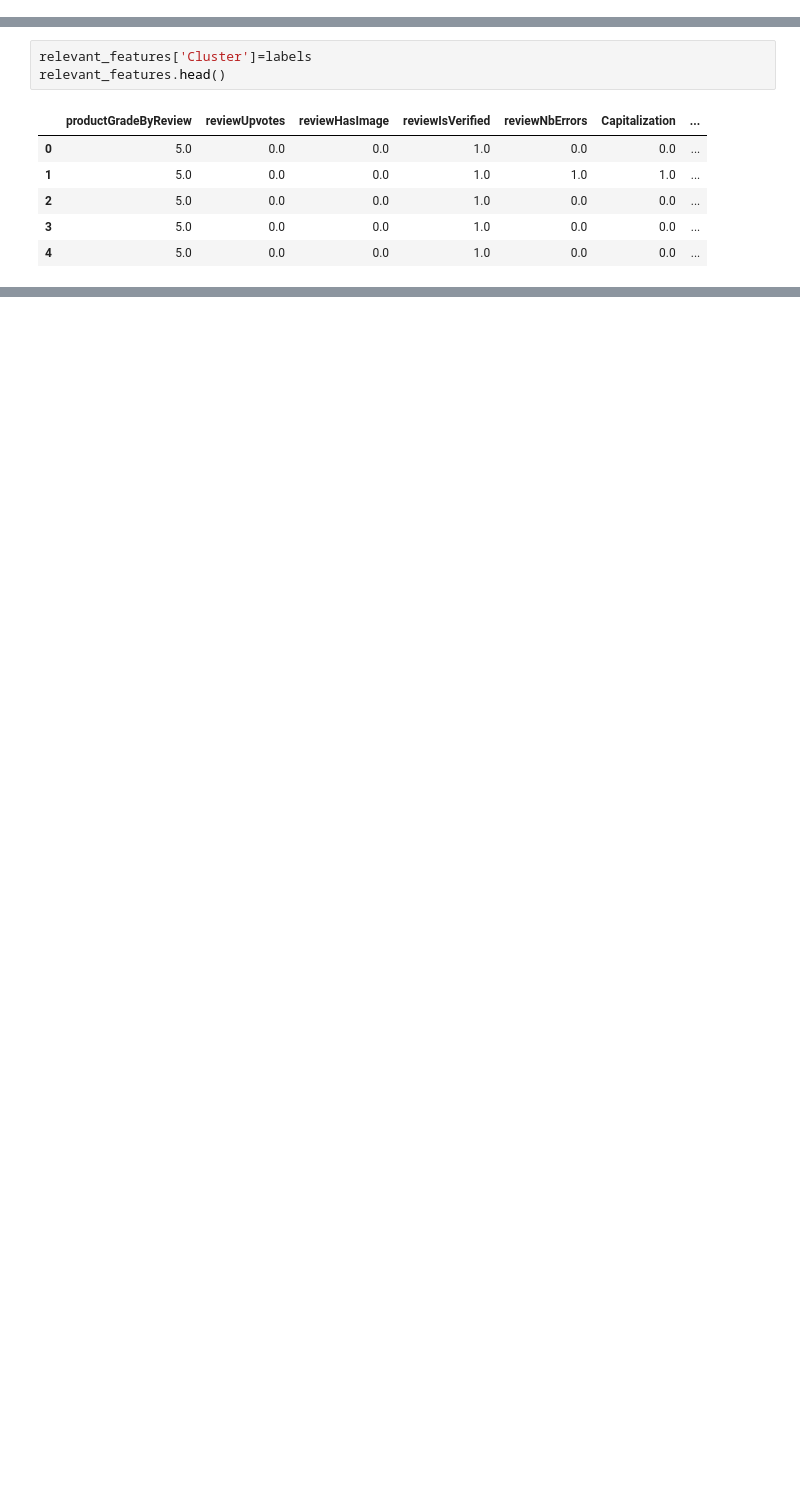
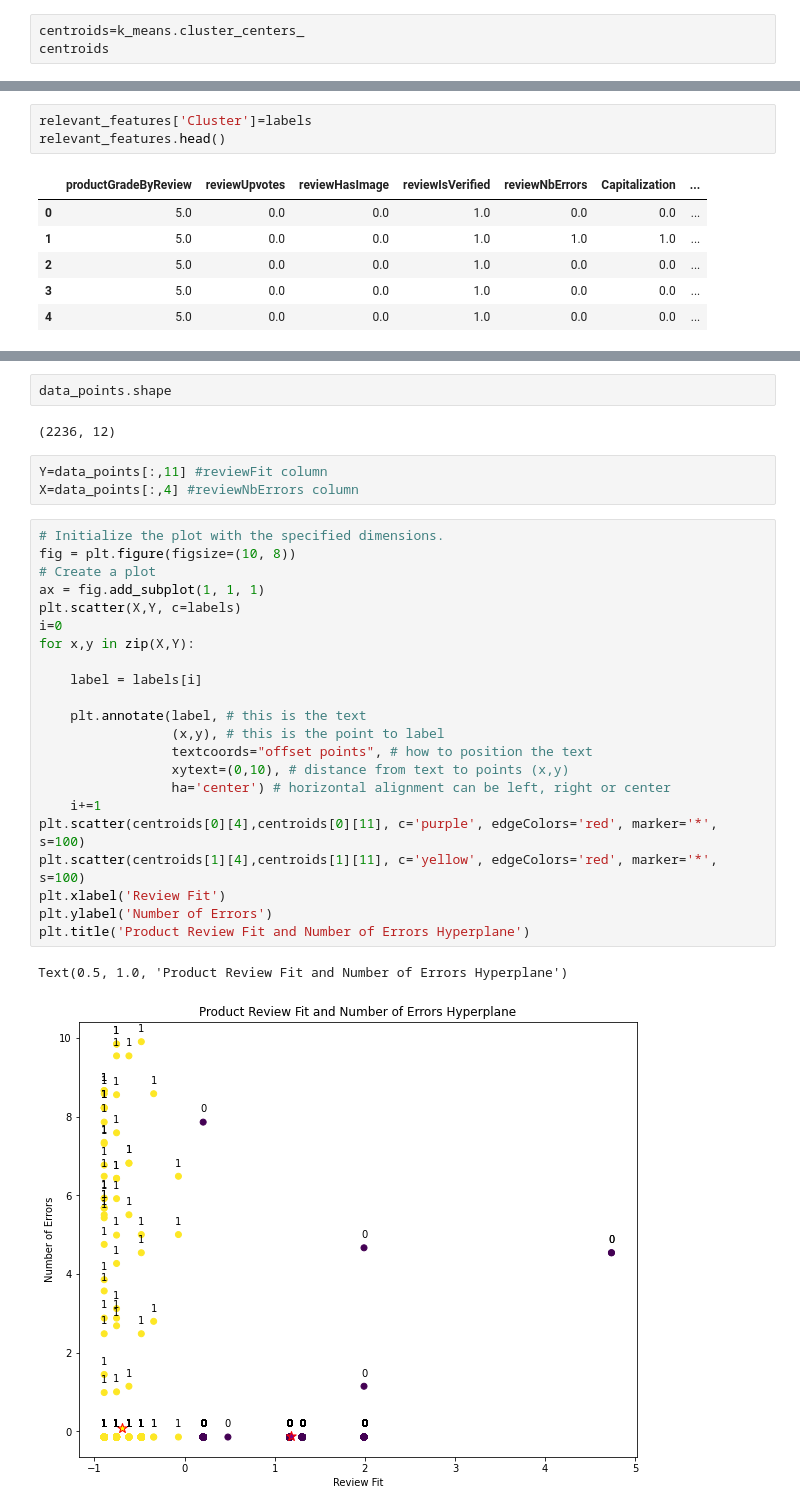
Before and after one commit to VianneyMI/amazon_fake_reviews, a Jupyter notebook: model_features/modelling.ipynb, the cells around one changed output, grey strips where cells are left out. Saved outputs shown, nothing was run; the diff lists cells and outputs as text; blank space fills up the shorter version.

Commit message:
Visualize an hyperplane of clustering model

```diff
--- a/model_features/modelling.ipynb
+++ b/model_features/modelling.ipynb
@@ -581,0 +584,3 @@ len(labels)
+# %%
+centroids=k_means.cluster_centers_
+centroids
@@ -619,0 +612,32 @@ df['reviewText'][2142]
+# %%
+data_points.shape
+# %% [output]
+(2236, 12)
+# %%
+Y=data_points[:,11] #reviewFit column
+X=data_points[:,4] #reviewNbErrors column
+# %%
+# Initialize the plot with the specified dimensions.
+fig = plt.figure(figsize=(10, 8))
+# Create a plot
+ax = fig.add_subplot(1, 1, 1)
+plt.scatter(X,Y, c=labels)
+i=0
+for x,y in zip(X,Y):
+
+    label = labels[i]
+
+    plt.annotate(label, # this is the text
+                 (x,y), # this is the point to label
+                 textcoords="offset points", # how to position the text
+                 xytext=(0,10), # distance from text to points (x,y)
+                 ha='center') # horizontal alignment can be left, right or center
+    i+=1
+plt.scatter(centroids[0][4],centroids[0][11], c='purple', edgeColors='red', marker='*', s=100)
+plt.scatter(centroids[1][4],centroids[1][11], c='yellow', edgeColors='red', marker='*', s=100)
+plt.xlabel('Review Fit')
+plt.ylabel('Number of Errors')
+plt.title('Product Review Fit and Number of Errors Hyperplane')
+# %% [output]
+Text(0.5, 1.0, 'Product Review Fit and Number of Errors Hyperplane')
+[figure, added]
```
Also changed, not shown: parts of 19 cells of this notebook, 1 other file.
